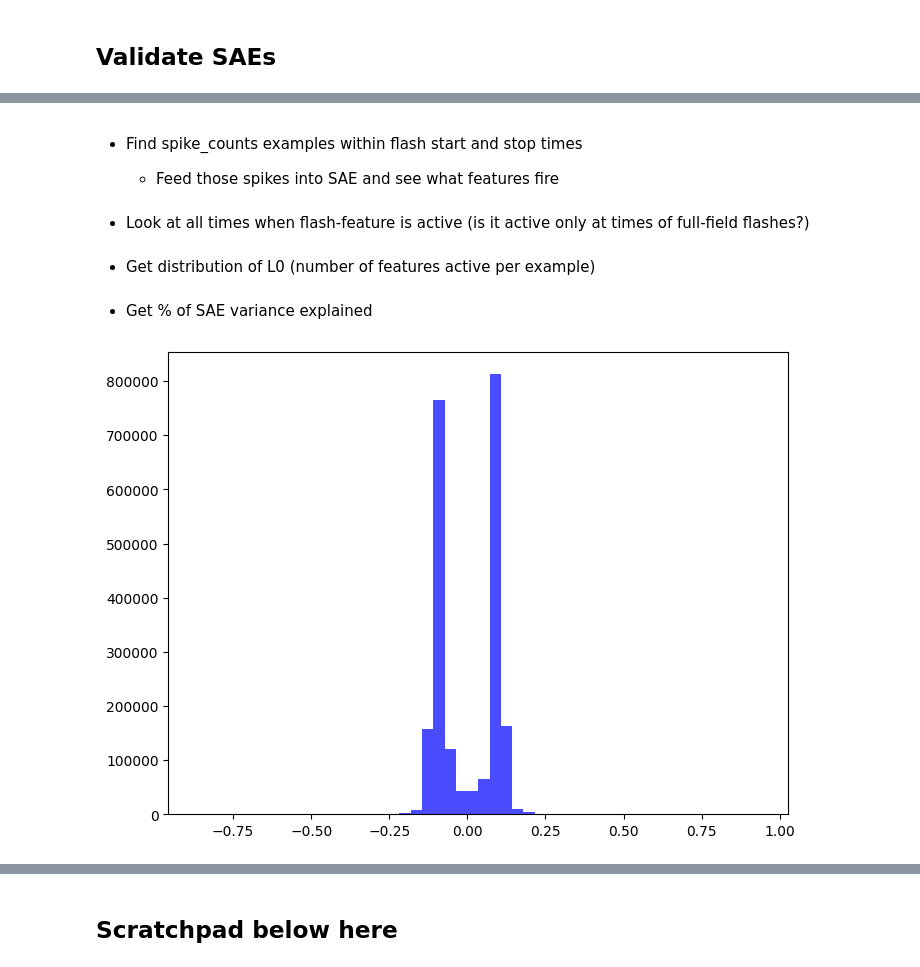
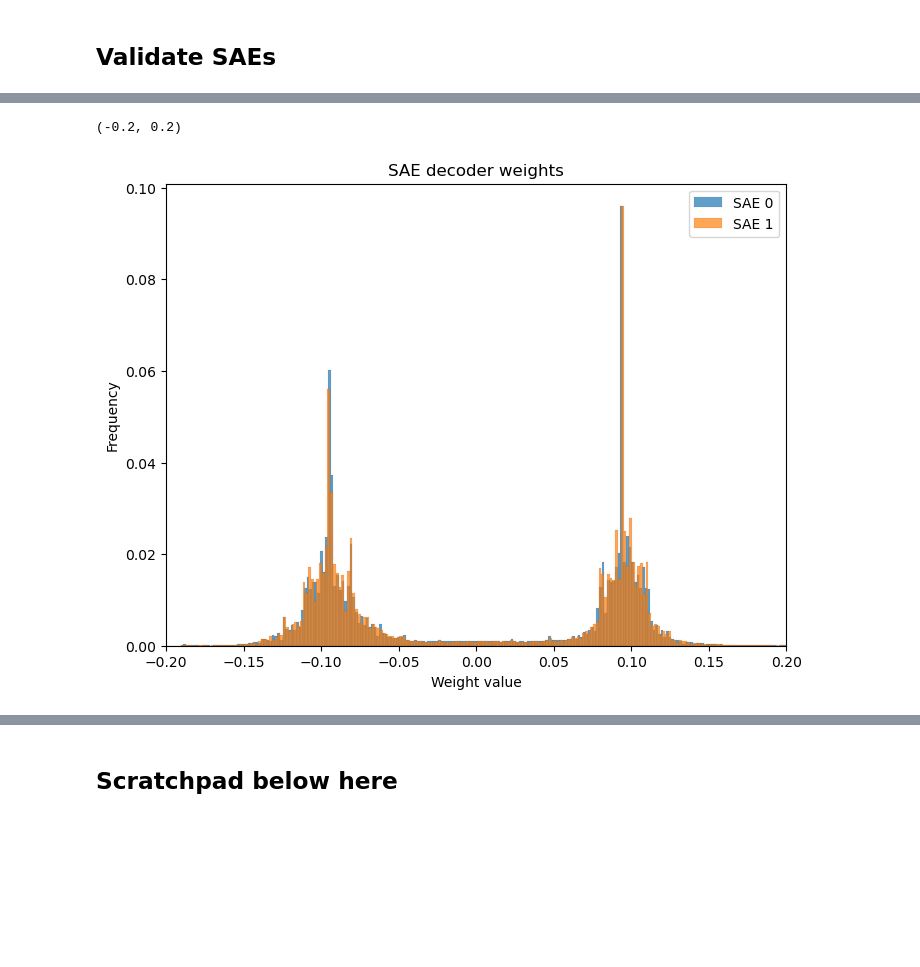
Before and after one commit to jkbhagatio/arena_3.0_course, a Jupyter notebook: playground/mini.ipynb, the cells around one changed output, grey strips where cells are left out. Cells and saved outputs as stored; diff of their text form; code cells hidden in the pictures; blank space fills up the shorter version.

```diff
--- a/playground/mini.ipynb
+++ b/playground/mini.ipynb
@@ -391,7 +407,7 @@ class Sae(nn.Module):
 # %%
 """Add method to `Sae` to resample dead neurons."""
 
-@torch.no_grad()
+@t.no_grad()
 def resample_neurons(
     self: Sae,
     frac_active_in_window: Float[Tensor, "window n_instances n_hidden_ae"],
@@ -402,7 +418,7 @@ def resample_neurons(
     n_dead = dead_features_mask.int().sum().item()
 
     # Get our random replacement values (-> [n_dead n_input_ae]).
-    replacement_vals = torch.randn((n_dead, self.cfg.n_input_ae), device=self.W_enc.device)
+    replacement_vals = t.randn((n_dead, self.cfg.n_input_ae), device=self.W_enc.device)
     replacement_vals_norm = replacement_vals / replacement_vals.norm(dim=-1, keepdim=True) + 1e-8
 
     # Reset W_enc, W_dec, and b_enc (we transpose W_enc to return a view with correct shape).
@@ -522,7 +536,7 @@ sae = Sae(ae_cfg).to(device)
 # data_log = sae.optimize(spike_counts=spike_counts, steps=50_000, batch_sz=16, lr=0.05)
 # torch.save(sae.state_dict(), Path(r"C:\Users\jai\mini\trained_saes\sae0.pth"))
 
-sae.load_state_dict(torch.load(Path(r"C:\Users\jai\mini\trained_saes\sae0.pth")))
+sae.load_state_dict(t.load(Path(r"C:\Users\jai\mini\trained_saes\sae0.pth")))
 # %% [output]
 <All keys matched successfully>
 # %% [markdown]
@@ -613,7 +627,7 @@ display(counts_flash_df)
 | 1579.1 | 0 | 1 | 0 | 0 | 0 | 1 | 2 | 0 | 0 | ... |
 6 rows × 110 columns
 # %%
-"""Get topk SAE features for each flash."""
+"""Get topk SAE features for each of the final few flashes."""
 
 k = 5
 topk_feat_indxs_all = []
@@ -621,18 +635,18 @@ topk_feat_vals_all = []
 
 # For each flash timebin, get corresponding spike count sequences and run through SAE.
 for i, (_, row) in enumerate(counts_flash_df.iterrows()):
-    spike_count_seqs = einops.repeat(
-        torch.from_numpy(row.values).bfloat16().to(device),
-        "n_units -> batch_sz n_instances n_units",
-        batch_sz=1,
-        n_instances=2,
+    spike_count_seqs = repeat(
+        t.from_numpy(row.values).bfloat16().to(device),
+        "unit -> batch inst unit",
+        batch=1,
+        inst=2,
     )
     _l1_loss, _l2_loss, _loss, feat_acts, recon_spk_cts = sae.forward(spike_count_seqs)
     # Quick sanity check that we get a strongly activated SAE feature,
     # and that spike count reconstructions are decent.
     print(f"flash timebin {i+1}:")
-    print(f"  max feat act: {torch.max(feat_acts).item()}")
-    print(f"  max recon spk ct: {torch.max(recon_spk_cts).item()}")
+    print(f"  max feat act: {t.max(feat_acts).item()}")
+    print(f"  max recon spk ct: {t.max(recon_spk_cts).item()}")
     print(f"  max actual spk ct: {spike_count_seqs.max().item()}\n")
     topk_feat_vals, topk_feat_idxs = feat_acts[0, 0, :].topk(k)
     topk_feat_vals_all.append(topk_feat_vals)
@@ -774,20 +794,18 @@ plt.show()
-# %% [markdown]
-- Find spike_counts examples within flash start and stop times
-
-    - Feed those spikes into SAE and see what features fire
-# %% [markdown]
-- Look at all times when flash-feature is active (is it active only at times of full-field flashes?)
-# %% [markdown]
-- Get distribution of L0 (number of features active per example)
-# %% [markdown]
-- Get % of SAE variance explained
-# %%
-"""Visualize decoder weights."""
-
-# Flatten and plot a histogram of decoder weights
-W_dec_flat = sae.W_dec.to(torch.float16).detach().flatten().cpu().numpy()
-plt.figure(figsize=(8, 6))
-plt.hist(W_dec_flat, bins=50, color="blue", alpha=0.7)
-plt.show()
-# %% [output]
-[figure, removed]
+# %%
+"""Visualize decoder weights."""
+
+n_inst = sae.cfg.n_instances
+
+fig, ax = plt.subplots(figsize=(8, 6))
+for inst in range(n_inst):
+    W_dec_flat = asnumpy(sae.W_dec[inst].float()).ravel()
+    sns.histplot(W_dec_flat, bins=1000, stat="probability", alpha=0.7, label=f"SAE {inst}")
+
+ax.set_title("SAE decoder weights")
+ax.set_xlabel("Weight value")
+ax.set_ylabel("Frequency")
+ax.legend()
+ax.set_xlim(-0.2, 0.2)
+# %% [output]
+(-0.2, 0.2)
+[figure, added]
```
Also changed, not shown: parts of 32 cells of this notebook.
